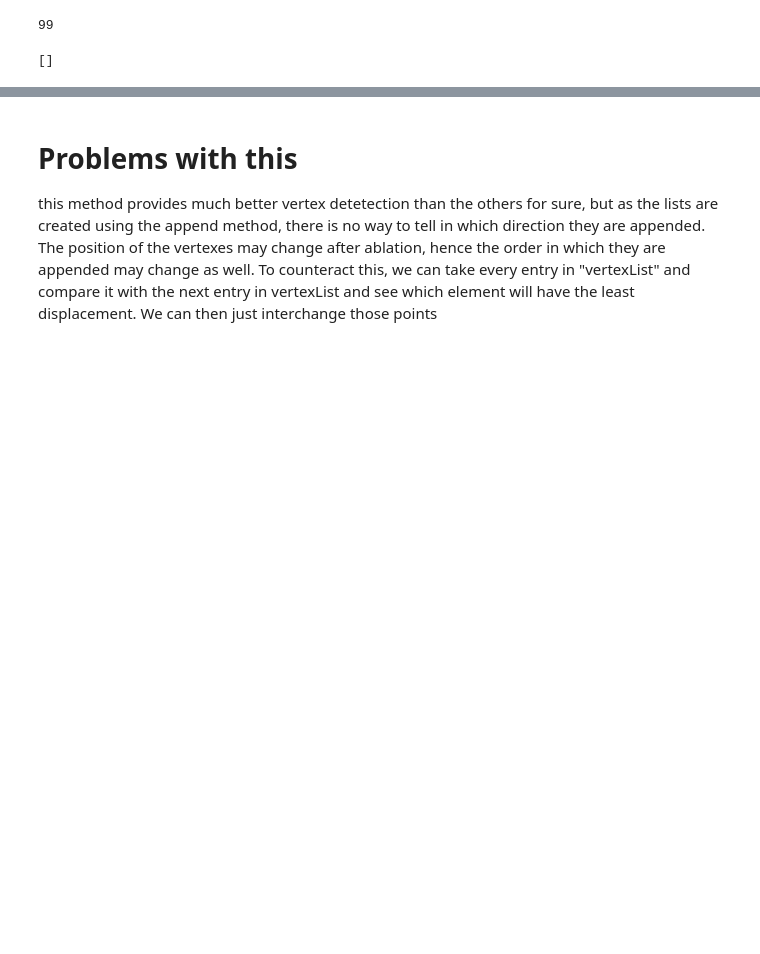
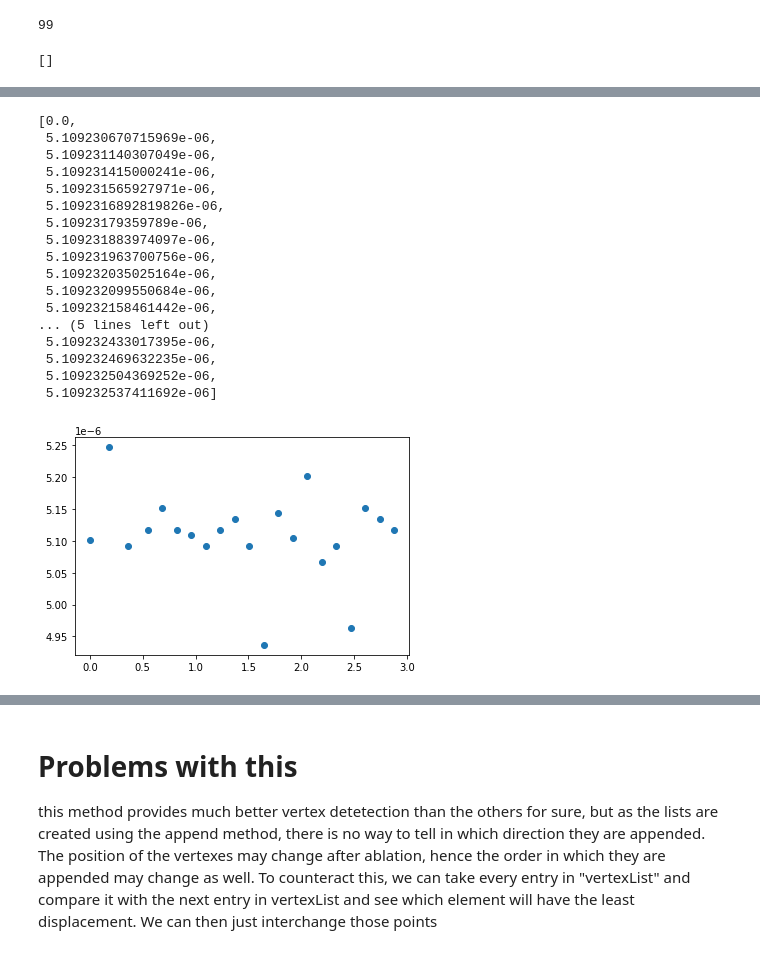
Before and after one commit to BiratalWagle/CellTensionFinal, a Jupyter notebook: Cellpose_Displacement.ipynb, the cells around one changed output, grey strips where cells are left out. Saved outputs shown, nothing was run; the diff lists cells and outputs as text; code cells hidden in the pictures; blank space fills up the shorter version.

```diff
--- a/Cellpose_Displacement.ipynb
+++ b/Cellpose_Displacement.ipynb
@@ -348,3 +334,24 @@ saved anyways
+# %%
+plt.scatter(bigX, bigY)
+# %% [output]
+[0.0,
+ 5.109230670715969e-06,
+ 5.109231140307049e-06,
+ 5.109231415000241e-06,
+ 5.109231565927971e-06,
+ 5.1092316892819826e-06,
+ 5.10923179359789e-06,
+ 5.109231883974097e-06,
+ 5.109231963700756e-06,
+ 5.109232035025164e-06,
+ 5.109232099550684e-06,
+ 5.109232158461442e-06,
+... (5 lines left out)
+ 5.109232433017395e-06,
+ 5.109232469632235e-06,
+ 5.109232504369252e-06,
+ 5.109232537411692e-06]
+[figure, added]
 # %%
 displacementlist = []
 bigX = []
```
Also changed, not shown: parts of 7 cells of this notebook, 12 other files.
